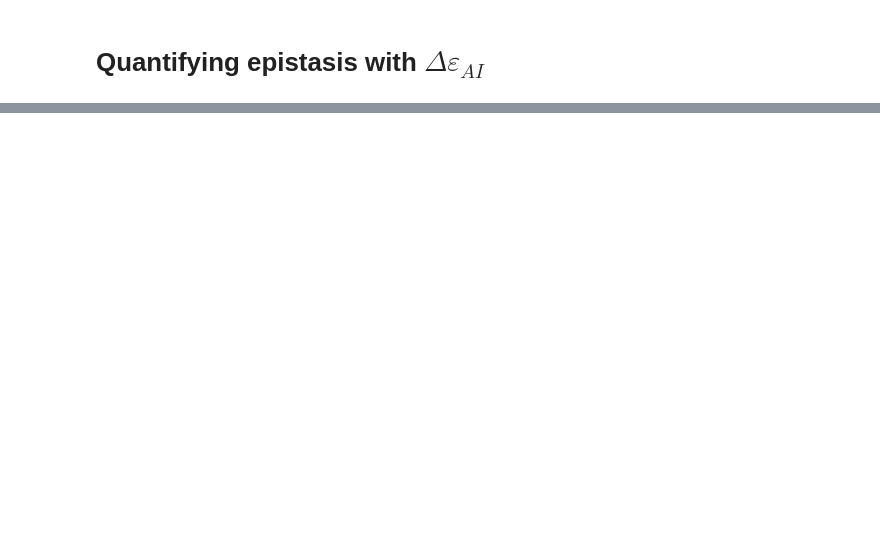
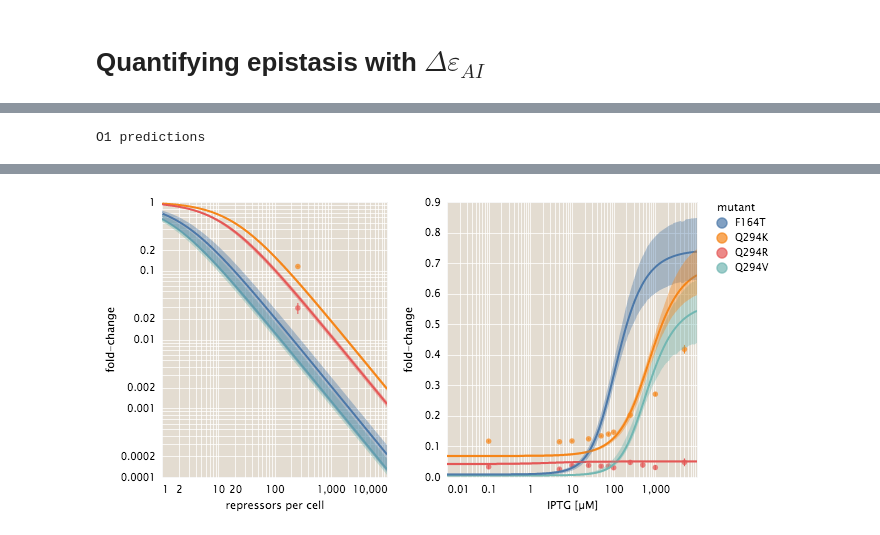
Before and after one commit to RPGroup-PBoC/mwc_mutants, a Jupyter notebook: code/analysis/analysis_with_allosteric_energy_fitting.ipynb, the cells around one changed output, grey strips where cells are left out. Cells and saved outputs as stored; diff of their text form; code cells hidden in the pictures; blank space fills up the shorter version.

```diff
--- a/code/analysis/analysis_with_allosteric_energy_fitting.ipynb
+++ b/code/analysis/analysis_with_allosteric_energy_fitting.ipynb
@@ -282,26 +2,0 @@ convergence, Rhat=1).
-# %%
-# Compute the fits and plot.
-dfs = []
-c_range = np.logspace(-2, 4, 500)
-for m in dna_idx.keys():
-    # Isolate the parameters.
-    epR = dna_stats[dna_stats['parameter']=='epR.{}'.format(m)]['mode'].values[0]
-    for r in dna['repressors'].unique():
-        # Compute the mode fit.
-        mode = mut.thermo.SimpleRepression(r, epR, ep_ai=4.5, ka=wt_ka, ki=wt_ki,
-                                           effector_conc=c_range).fold_change()
-        cred_region = np.zeros((2, len(c_range)))
-        for i, c in enumerate(c_range):
-            arch = mut.thermo.SimpleRepression(r, dna_samples_df['epR.{}'.format(m)], ep_ai=4.5,
-                                              ka=wt_ka,
-                                              ki=wt_ki,
-                                              effector_conc=c).fold_change()
-            cred_region[:, i] = mut.stats.compute_hpd(arch, 0.95)
-
-        # Assemble the fit dataframe.
-        _df = pd.DataFrame(np.array([c_range, mode, cred_region[0, :], cred_region[1, :]]).T,
-                           columns=['IPTGuM', 'mode', 'min', 'max'])
-        _df['mutant'] = m
-        _df['repressors'] = r
-        dfs.append(_df)
-dna_fit_df = pd.concat(dfs)
@@ -363,0 +302,5 @@ dna
+# %%
+print('O1 predictions')
+plot_fits(fit_df, ind, operator='O1')
+# %% [output]
+O1 predictions
@@ -363,0 +308 @@ dna
+[figure, added]
```
Also changed, not shown: parts of 43 cells of this notebook, 14 other files.
